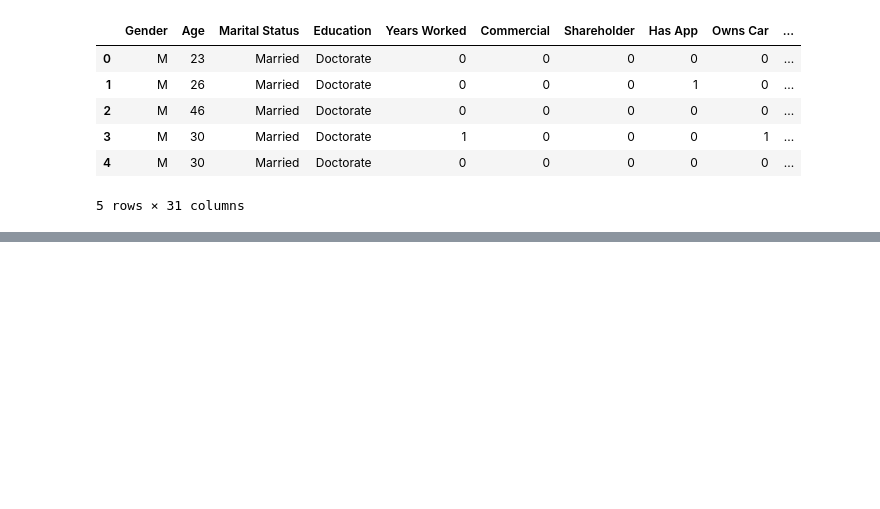
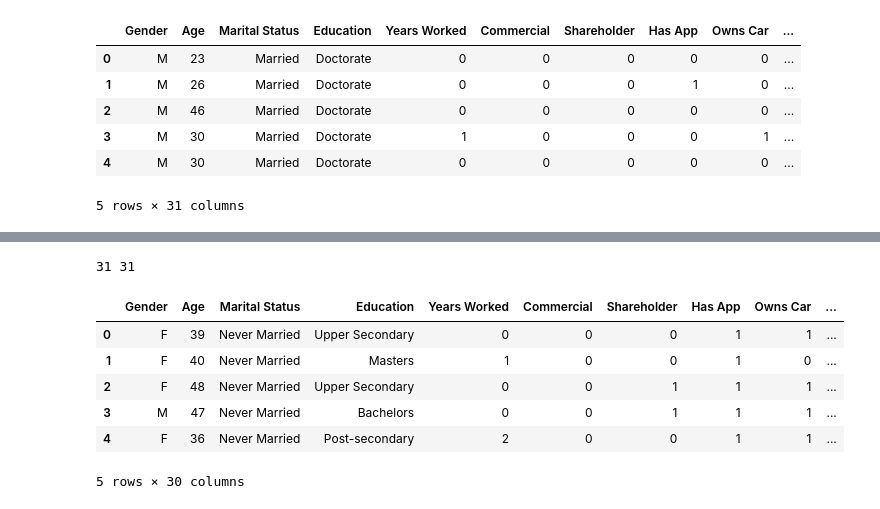
Before and after one commit to jusliam/Big-Data-Analytics-Project, a Jupyter notebook: Data Cleaning.ipynb, the cells around one changed output, grey strips where cells are left out. Drawn from its saved outputs; the diff is of its cells as text; code cells hidden in the pictures; blank space fills up the shorter version.

```diff
--- a/Data Cleaning.ipynb
+++ b/Data Cleaning.ipynb
@@ -780,0 +976,12 @@ train_tag.to_csv('./Data/cleaned_train_tag.csv')
+# %%
+hold_columns = ['job_year', 'edu_deg_cd', 'ic_ind', 'fr_or_sh_ind', 'dnl_mbl_bnk_ind', 'hav_car_grp_ind', 'hav_hou_grp_ind',
+                'l6mon_agn_ind', 'frs_agn_dt_cnt', 'vld_rsk_ases_ind', 'tot_ast_lvl_cd', 'pot_ast_lvl_cd',
+                'l12mon_buy_fin_mng_whl_tms', 'l12_mon_fnd_buy_whl_tms', 'l12_mon_insu_buy_whl_tms', 'l12_mon_gld_buy_whl_tms',
+                'loan_act_ind', 'pl_crd_lmt_cd', 'ovd_30d_loan_tot_cnt', 'his_lng_ovd_day', 'crd_card_act_ind',
+                'l1y_crd_card_csm_amt_dlm_cd', 'cur_debit_cnt', 'cur_credit_cnt',  'cur_debit_min_opn_dt_cnt',
+                'cur_credit_min_opn_dt_cnt', 'cur_debit_crd_lvl']
+
+for column in hold_columns:
+    test_tag[column] = replace_with_mode(test_tag[column], '\\N')
+
+test_tag.head()
@@ -780,0 +1010,30 @@ train_tag.to_csv('./Data/cleaned_train_tag.csv')
+# %%
+old_col = ['gdr_cd', 'age', 'mrg_situ_cd', 'edu_deg_cd', 'job_year', 'ic_ind', 'fr_or_sh_ind', 'dnl_mbl_bnk_ind',
+           'hav_car_grp_ind', 'hav_hou_grp_ind', 'l6mon_agn_ind', 'frs_agn_dt_cnt', 'vld_rsk_ases_ind', 'tot_ast_lvl_cd',
+           'pot_ast_lvl_cd', 'l12mon_buy_fin_mng_whl_tms', 'l12_mon_fnd_buy_whl_tms', 'l12_mon_insu_buy_whl_tms',
+           'l12_mon_gld_buy_whl_tms', 'loan_act_ind', 'pl_crd_lmt_cd', 'ovd_30d_loan_tot_cnt', 'his_lng_ovd_day',
+           'crd_card_act_ind', 'l1y_crd_card_csm_amt_dlm_cd', 'cur_debit_cnt', 'cur_credit_cnt', 'cur_debit_min_opn_dt_cnt',
+           'cur_credit_min_opn_dt_cnt', 'cur_debit_crd_lvl']
+
+new_col = ['Gender', 'Age', 'Marital Status', 'Education', 'Years Worked', 'Commercial', 'Shareholder', 'Has App', 'Owns Car',
+           'Owns House','Wages Paid', 'Last Payment', 'Investment Risk', 'Total Asset Code', 'Potential Asset Code',
+           'Financial Producs', 'Fund Purchases', 'Insurance Purchases', 'Gold Purchases', 'Has Loan', 'Total Loans',
+           'Overdue Loans', 'Overdue Days', 'Has Credit Cards', 'Credit Use', 'Debit Cards', 'Credit Cards', 'Debit ',
+           'Credit', 'Debit Card Level']
+
+print(len(old_col), len(new_col))
+# %% [output]
+31 31
+# %%
+col_dict = {old_col: new_col for old_col, new_col in zip(old_col, new_col)}
+
+test_tag.rename(columns = col_dict, inplace = True)
+test_tag.head()
+# %% [output]
+|  | Gender | Age | Marital Status | Education | Years Worked | Commercial | Shareholder | Has App | Owns Car | ... |
+| 0 | F | 39 | Never Married | Upper Secondary | 0 | 0 | 0 | 1 | 1 | ... |
+| 1 | F | 40 | Never Married | Masters | 1 | 0 | 0 | 1 | 0 | ... |
+| 2 | F | 48 | Never Married | Upper Secondary | 0 | 0 | 1 | 1 | 1 | ... |
+| 3 | M | 47 | Never Married | Bachelors | 0 | 0 | 1 | 1 | 1 | ... |
+| 4 | F | 36 | Never Married | Post-secondary | 2 | 0 | 0 | 1 | 1 | ... |
+5 rows × 30 columns
```
Also changed, not shown: parts of 19 cells of this notebook, 1 other file.
